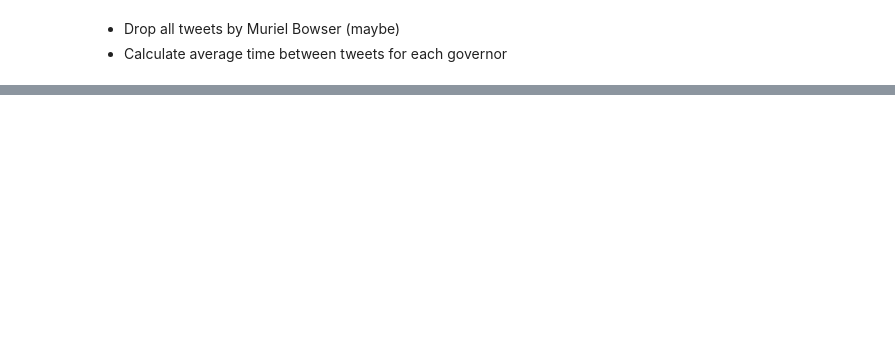
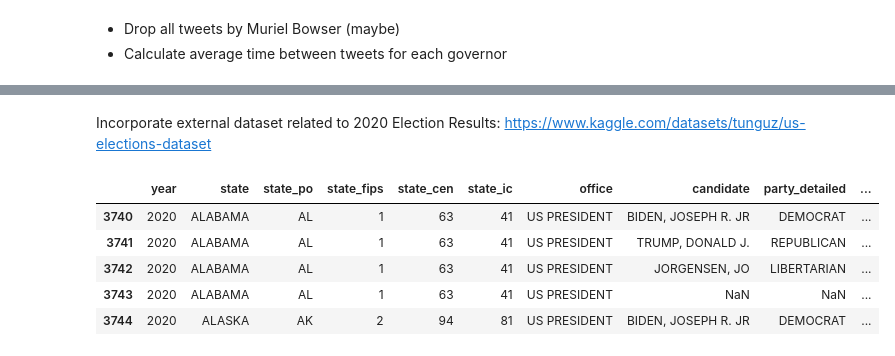
Before and after one commit to ishraqkhan32/dspp_assignment1, a Jupyter notebook: data_assignment_1.ipynb, the cells around one changed output, grey strips where cells are left out. Cells and saved outputs as stored; diff of their text form; code cells hidden in the pictures; blank space fills up the shorter version.

```diff
--- a/data_assignment_1.ipynb
+++ b/data_assignment_1.ipynb
@@ -267,0 +368,13 @@ Muriel Bowser is an American politician who has been serving as the mayor of Was
+# %% [markdown]
+Incorporate external dataset related to 2020 Election Results: https://www.kaggle.com/datasets/tunguz/us-elections-dataset
+# %%
+election_df = pd.read_csv('/content/drive/MyDrive/1976-2020-president.csv')
+election_df = election_df[election_df['year'] == 2020]
+election_df.head(5)
+# %% [output]
+|  | year | state | state_po | state_fips | state_cen | state_ic | office | candidate | party_detailed | ... |
+| 3740 | 2020 | ALABAMA | AL | 1 | 63 | 41 | US PRESIDENT | BIDEN, JOSEPH R. JR | DEMOCRAT | ... |
+| 3741 | 2020 | ALABAMA | AL | 1 | 63 | 41 | US PRESIDENT | TRUMP, DONALD J. | REPUBLICAN | ... |
+| 3742 | 2020 | ALABAMA | AL | 1 | 63 | 41 | US PRESIDENT | JORGENSEN, JO | LIBERTARIAN | ... |
+| 3743 | 2020 | ALABAMA | AL | 1 | 63 | 41 | US PRESIDENT | NaN | NaN | ... |
+| 3744 | 2020 | ALASKA | AK | 2 | 94 | 81 | US PRESIDENT | BIDEN, JOSEPH R. JR | DEMOCRAT | ... |
```
Also changed, not shown: parts of 15 cells of this notebook.
